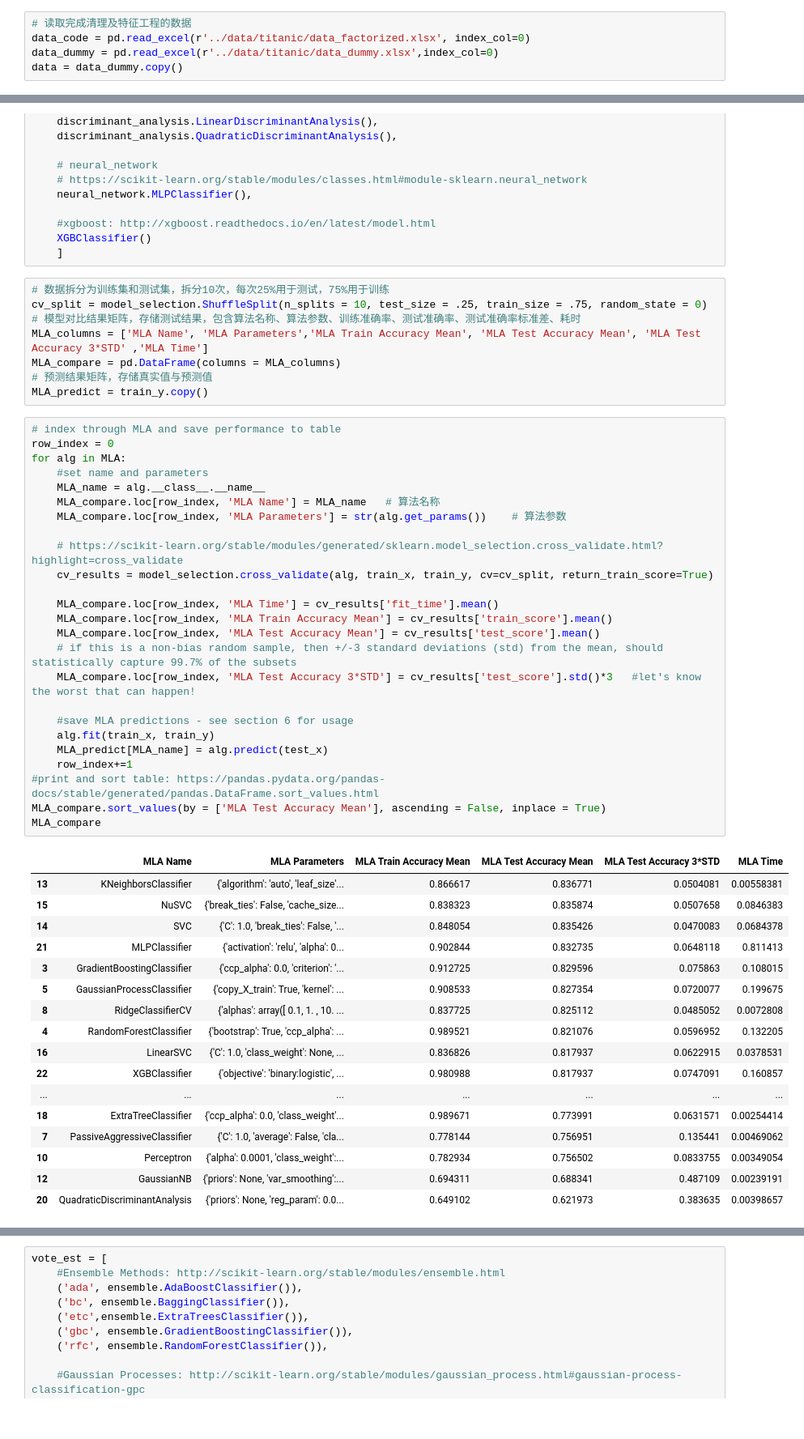
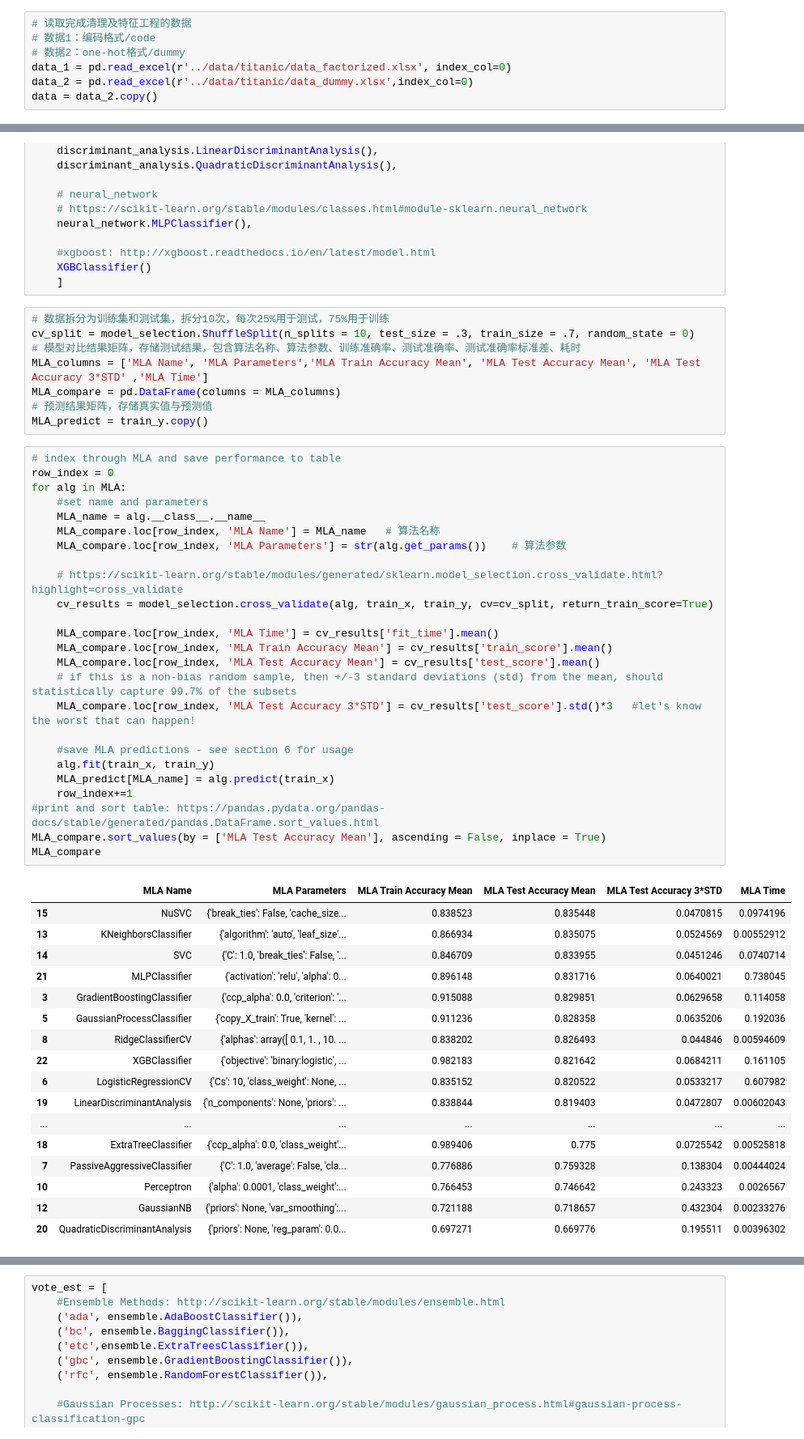
Before and after one commit to FFFFatCAT/MyKaggle, a Jupyter notebook: src/titanic_model.ipynb, the cells around one changed output, grey strips where cells are left out. Shown at 81% size. Drawn from its saved outputs; the diff is of its cells as text.

```diff
--- a/src/titanic_model.ipynb
+++ b/src/titanic_model.ipynb
@@ -28,9 +28,11 @@ from sklearn import model_selection
 from sklearn import metrics
 # %%
 # 读取完成清理及特征工程的数据
-data_code = pd.read_excel(r'../data/titanic/data_factorized.xlsx', index_col=0)
-data_dummy = pd.read_excel(r'../data/titanic/data_dummy.xlsx',index_col=0)
-data = data_dummy.copy()
+# 数据1：编码格式/code
+# 数据2：one-hot格式/dummy
+data_1 = pd.read_excel(r'../data/titanic/data_factorized.xlsx', index_col=0)
+data_2 = pd.read_excel(r'../data/titanic/data_dummy.xlsx',index_col=0)
+data = data_2.copy()
 # %%
 train_x = data[data['Survived'].notnull()].drop(['PassengerId','Survived'], axis=1)
 train_y = data[data['Survived'].notnull()][['Survived']]
@@ -113,7 +115,7 @@ MLA = [
     ]
 # %%
 # 数据拆分为训练集和测试集，拆分10次，每次25%用于测试，75%用于训练
-cv_split = model_selection.ShuffleSplit(n_splits = 10, test_size = .25, train_size = .75, random_state = 0)
+cv_split = model_selection.ShuffleSplit(n_splits = 10, test_size = .3, train_size = .7, random_state = 0)
 # 模型对比结果矩阵，存储测试结果，包含算法名称、算法参数、训练准确率、测试准确率、测试准确率标准差、耗时
 MLA_columns = ['MLA Name', 'MLA Parameters','MLA Train Accuracy Mean', 'MLA Test Accuracy Mean', 'MLA Test Accuracy 3*STD' ,'MLA Time']
 MLA_compare = pd.DataFrame(columns = MLA_columns)
@@ -122,46 +124,46 @@ MLA_predict = train_y.copy()
 # %%
 # index through MLA and save performance to table
 row_index = 0
 for alg in MLA:
     #set name and parameters
     MLA_name = alg.__class__.__name__
     MLA_compare.loc[row_index, 'MLA Name'] = MLA_name   # 算法名称
     MLA_compare.loc[row_index, 'MLA Parameters'] = str(alg.get_params())    # 算法参数
 
     # https://scikit-learn.org/stable/modules/generated/sklearn.model_selection.cross_validate.html?highlight=cross_validate
     cv_results = model_selection.cross_validate(alg, train_x, train_y, cv=cv_split, return_train_score=True)
 
     MLA_compare.loc[row_index, 'MLA Time'] = cv_results['fit_time'].mean()
     MLA_compare.loc[row_index, 'MLA Train Accuracy Mean'] = cv_results['train_score'].mean()
     MLA_compare.loc[row_index, 'MLA Test Accuracy Mean'] = cv_results['test_score'].mean()
     # if this is a non-bias random sample, then +/-3 standard deviations (std) from the mean, should statistically capture 99.7% of the subsets
     MLA_compare.loc[row_index, 'MLA Test Accuracy 3*STD'] = cv_results['test_score'].std()*3   #let's know the worst that can happen!
 
     #save MLA predictions - see section 6 for usage
     alg.fit(train_x, train_y)
-    MLA_predict[MLA_name] = alg.predict(test_x)
+    MLA_predict[MLA_name] = alg.predict(train_x)
     row_index+=1
 #print and sort table: https://pandas.pydata.org/pandas-docs/stable/generated/pandas.DataFrame.sort_values.html
 MLA_compare.sort_values(by = ['MLA Test Accuracy Mean'], ascending = False, inplace = True)
 MLA_compare
 # %% [output]
 |  | MLA Name | MLA Parameters | MLA Train Accuracy Mean | MLA Test Accuracy Mean | MLA Test Accuracy 3*STD | MLA Time |
-| 13 | KNeighborsClassifier | {'algorithm': 'auto', 'leaf_size'... | 0.866617 | 0.836771 | 0.0504081 | 0.00558381 |
-| 15 | NuSVC | {'break_ties': False, 'cache_size... | 0.838323 | 0.835874 | 0.0507658 | 0.0846383 |
-| 14 | SVC | {'C': 1.0, 'break_ties': False, '... | 0.848054 | 0.835426 | 0.0470083 | 0.0684378 |
-| 21 | MLPClassifier | {'activation': 'relu', 'alpha': 0... | 0.902844 | 0.832735 | 0.0648118 | 0.811413 |
-| 3 | GradientBoostingClassifier | {'ccp_alpha': 0.0, 'criterion': '... | 0.912725 | 0.829596 | 0.075863 | 0.108015 |
-| 5 | GaussianProcessClassifier | {'copy_X_train': True, 'kernel': ... | 0.908533 | 0.827354 | 0.0720077 | 0.199675 |
-| 8 | RidgeClassifierCV | {'alphas': array([ 0.1, 1. , 10. ... | 0.837725 | 0.825112 | 0.0485052 | 0.0072808 |
-| 4 | RandomForestClassifier | {'bootstrap': True, 'ccp_alpha': ... | 0.989521 | 0.821076 | 0.0596952 | 0.132205 |
-| 16 | LinearSVC | {'C': 1.0, 'class_weight': None, ... | 0.836826 | 0.817937 | 0.0622915 | 0.0378531 |
-| 22 | XGBClassifier | {'objective': 'binary:logistic', ... | 0.980988 | 0.817937 | 0.0747091 | 0.160857 |
+| 15 | NuSVC | {'break_ties': False, 'cache_size... | 0.838523 | 0.835448 | 0.0470815 | 0.0974196 |
+| 13 | KNeighborsClassifier | {'algorithm': 'auto', 'leaf_size'... | 0.866934 | 0.835075 | 0.0524569 | 0.00552912 |
+| 14 | SVC | {'C': 1.0, 'break_ties': False, '... | 0.846709 | 0.833955 | 0.0451246 | 0.0740714 |
+| 21 | MLPClassifier | {'activation': 'relu', 'alpha': 0... | 0.896148 | 0.831716 | 0.0640021 | 0.738045 |
+| 3 | GradientBoostingClassifier | {'ccp_alpha': 0.0, 'criterion': '... | 0.915088 | 0.829851 | 0.0629658 | 0.114058 |
+| 5 | GaussianProcessClassifier | {'copy_X_train': True, 'kernel': ... | 0.911236 | 0.828358 | 0.0635206 | 0.192036 |
+| 8 | RidgeClassifierCV | {'alphas': array([ 0.1, 1. , 10. ... | 0.838202 | 0.826493 | 0.044846 | 0.00594609 |
+| 22 | XGBClassifier | {'objective': 'binary:logistic', ... | 0.982183 | 0.821642 | 0.0684211 | 0.161105 |
+| 6 | LogisticRegressionCV | {'Cs': 10, 'class_weight': None, ... | 0.835152 | 0.820522 | 0.0533217 | 0.607982 |
+| 19 | LinearDiscriminantAnalysis | {'n_components': None, 'priors': ... | 0.838844 | 0.819403 | 0.0472807 | 0.00602043 |
 | ... | ... | ... | ... | ... | ... | ... |
-| 18 | ExtraTreeClassifier | {'ccp_alpha': 0.0, 'class_weight'... | 0.989671 | 0.773991 | 0.0631571 | 0.00254414 |
-| 7 | PassiveAggressiveClassifier | {'C': 1.0, 'average': False, 'cla... | 0.778144 | 0.756951 | 0.135441 | 0.00469062 |
-| 10 | Perceptron | {'alpha': 0.0001, 'class_weight':... | 0.782934 | 0.756502 | 0.0833755 | 0.00349054 |
-| 12 | GaussianNB | {'priors': None, 'var_smoothing':... | 0.694311 | 0.688341 | 0.487109 | 0.00239191 |
-| 20 | QuadraticDiscriminantAnalysis | {'priors': None, 'reg_param': 0.0... | 0.649102 | 0.621973 | 0.383635 | 0.00398657 |
+| 18 | ExtraTreeClassifier | {'ccp_alpha': 0.0, 'class_weight'... | 0.989406 | 0.775 | 0.0725542 | 0.00525818 |
+| 7 | PassiveAggressiveClassifier | {'C': 1.0, 'average': False, 'cla... | 0.776886 | 0.759328 | 0.138304 | 0.00444024 |
+| 10 | Perceptron | {'alpha': 0.0001, 'class_weight':... | 0.766453 | 0.746642 | 0.243323 | 0.0026567 |
+| 12 | GaussianNB | {'priors': None, 'var_smoothing':... | 0.721188 | 0.718657 | 0.432304 | 0.00233276 |
+| 20 | QuadraticDiscriminantAnalysis | {'priors': None, 'reg_param': 0.0... | 0.697271 | 0.669776 | 0.195511 | 0.00396302 |
 # %%
 MLA_predict
 # %% [output]
```
Also changed, not shown: parts of 13 cells of this notebook.
